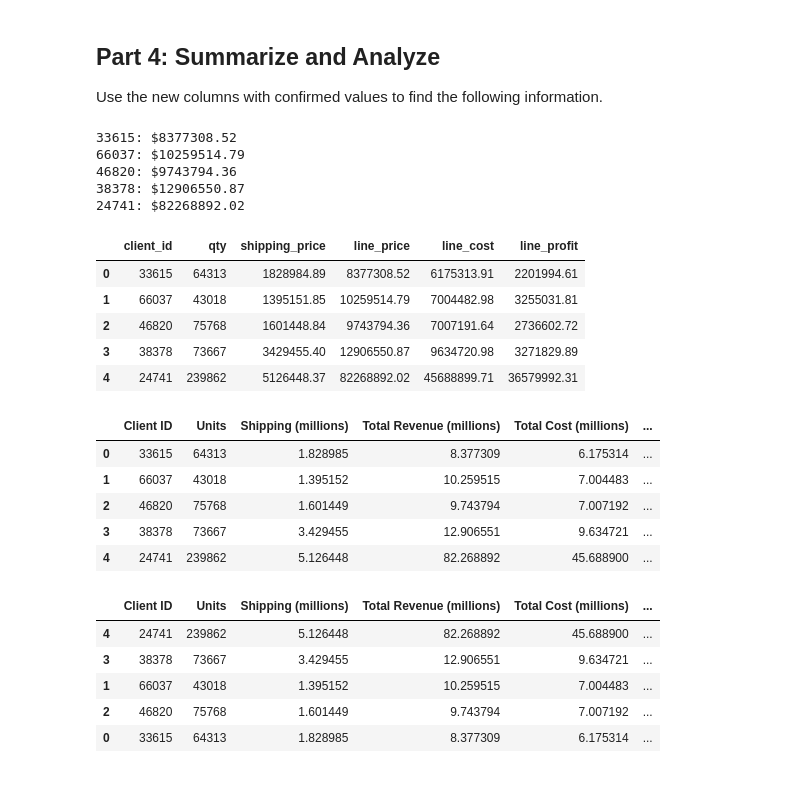
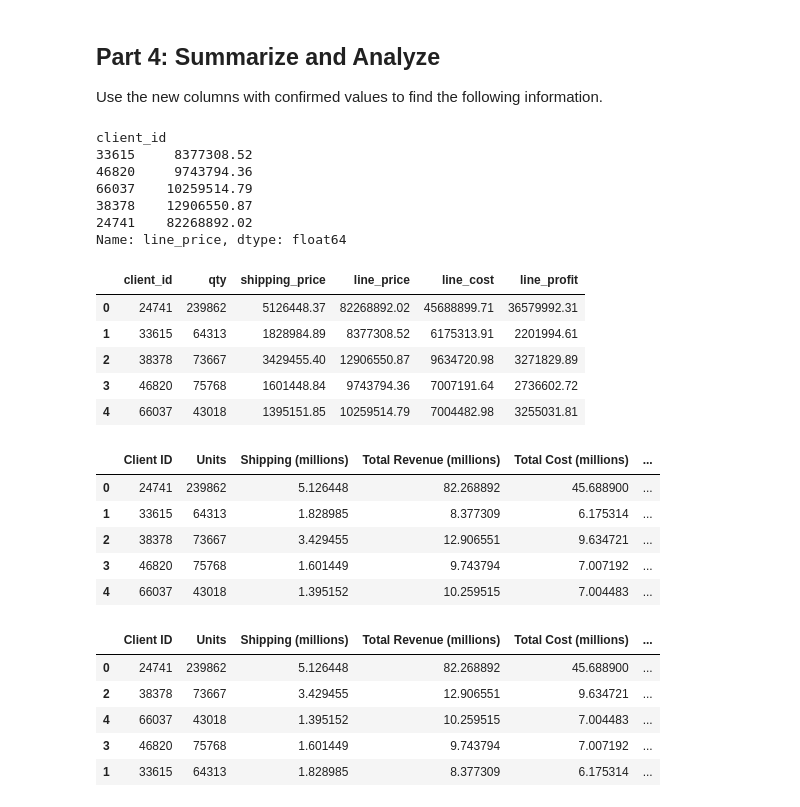
Before and after one commit to ShylaTatum/pandas-challenge-1, a Jupyter notebook: wholesale_data_analysis_starter_code.ipynb, the cells around one changed output. Cells and saved outputs as stored; diff of their text form; code cells hidden in the pictures.

```diff
--- a/wholesale_data_analysis_starter_code.ipynb
+++ b/wholesale_data_analysis_starter_code.ipynb
@@ -219,48 +210,67 @@ Name: line_price, dtype: float64
 Use the new columns with confirmed values to find the following information.
 # %%
 # How much did each of the top 5 clients by quantity spend? Check your work from Part 1 for client ids.
+top_5_clients_list = df.query("client_id == 33615 | client_id == 66037 | client_id == 46820 | client_id == 38378 | client_id == 24741")
+top_5_grouped = top_5_clients_list.groupby("client_id")["line_price"].sum()
+top_5_grouped.sort_values(ascending=True)
 # %% [output]
-33615: $8377308.52
-66037: $10259514.79
-46820: $9743794.36
-38378: $12906550.87
-24741: $82268892.02
+client_id
+33615     8377308.52
+46820     9743794.36
+66037    10259514.79
+38378    12906550.87
+24741    82268892.02
+Name: line_price, dtype: float64
 # %%
 # Create a summary DataFrame showing the totals for the for the top 5 clients with the following information:
 # total units purchased, total shipping price, total revenue, and total profit.
+summary_df= df[(df["client_id"] == 33615) | (df["client_id"] == 66037) | (df["client_id"] == 46820) | (df["client_id"] == 38378) | (df["client_id"] == 24741)]
+summary_df= summary_df[["client_id", "qty", "shipping_price", "line_price", "line_cost", "line_profit"]]
+#summary_df_5 = summary_df_5.groupby(["client_id"])[["qty", "shipping_price", "line_price", "line_cost", "line_profit"]].sum()
+summary_df = summary_df.groupby(["client_id"])[["qty", "shipping_price", "line_price", "line_cost", "line_profit"]].sum().reset_index()
+summary_df
 # %% [output]
 |  | client_id | qty | shipping_price | line_price | line_cost | line_profit |
-| 0 | 33615 | 64313 | 1828984.89 | 8377308.52 | 6175313.91 | 2201994.61 |
-| 1 | 66037 | 43018 | 1395151.85 | 10259514.79 | 7004482.98 | 3255031.81 |
-| 2 | 46820 | 75768 | 1601448.84 | 9743794.36 | 7007191.64 | 2736602.72 |
-| 3 | 38378 | 73667 | 3429455.40 | 12906550.87 | 9634720.98 | 3271829.89 |
-| 4 | 24741 | 239862 | 5126448.37 | 82268892.02 | 45688899.71 | 36579992.31 |
+| 0 | 24741 | 239862 | 5126448.37 | 82268892.02 | 45688899.71 | 36579992.31 |
+| 1 | 33615 | 64313 | 1828984.89 | 8377308.52 | 6175313.91 | 2201994.61 |
+| 2 | 38378 | 73667 | 3429455.40 | 12906550.87 | 9634720.98 | 3271829.89 |
+| 3 | 46820 | 75768 | 1601448.84 | 9743794.36 | 7007191.64 | 2736602.72 |
+| 4 | 66037 | 43018 | 1395151.85 | 10259514.79 | 7004482.98 | 3255031.81 |
 # %%
 # Format the data and rename the columns to names suitable for presentation.
-
 # Define the money columns.
-
+money_col = ["shipping_price", "line_price", "line_cost", "line_profit"]
 
 # Define a function that converts a dollar amount to millions.
-
+def currency_format_millions(col_input):
+    return col_input/1000000
 
 # Apply the currency_format_millions function to only the money columns.
-
+summary_df[money_col] = summary_df[money_col].apply(currency_format_millions)
 
 # Rename the columns to reflect the change in the money format.
+summary_df = summary_df.rename(columns= {"client_id": "Client ID",
+                                "qty": "Units",
+                                "shipping_price" : "Shipping (millions)",
+                                "line_price": "Total Revenue (millions)",
+                                "line_cost": "Total Cost (millions)",
+                                "line_profit": "Total Profit (millions)"})
+summary_df
 # %% [output]
 |  | Client ID | Units | Shipping (millions) | Total Revenue (millions) | Total Cost (millions) | ... |
-| 0 | 33615 | 64313 | 1.828985 | 8.377309 | 6.175314 | ... |
-| 1 | 66037 | 43018 | 1.395152 | 10.259515 | 7.004483 | ... |
-| 2 | 46820 | 75768 | 1.601449 | 9.743794 | 7.007192 | ... |
-| 3 | 38378 | 73667 | 3.429455 | 12.906551 | 9.634721 | ... |
-| 4 | 24741 | 239862 | 5.126448 | 82.268892 | 45.688900 | ... |
+| 0 | 24741 | 239862 | 5.126448 | 82.268892 | 45.688900 | ... |
+| 1 | 33615 | 64313 | 1.828985 | 8.377309 | 6.175314 | ... |
+| 2 | 38378 | 73667 | 3.429455 | 12.906551 | 9.634721 | ... |
+| 3 | 46820 | 75768 | 1.601449 | 9.743794 | 7.007192 | ... |
+| 4 | 66037 | 43018 | 1.395152 | 10.259515 | 7.004483 | ... |
 # %%
 # Sort the updated data by "Total Profit (millions)" form highest to lowest and assign the sort to a new DatFrame.
+final_summary = summary_df.sort_values(["Total Profit (millions)"], ascending =False)
+final_summary
 # %% [output]
 |  | Client ID | Units | Shipping (millions) | Total Revenue (millions) | Total Cost (millions) | ... |
-| 4 | 24741 | 239862 | 5.126448 | 82.268892 | 45.688900 | ... |
-| 3 | 38378 | 73667 | 3.429455 | 12.906551 | 9.634721 | ... |
-| 1 | 66037 | 43018 | 1.395152 | 10.259515 | 7.004483 | ... |
-| 2 | 46820 | 75768 | 1.601449 | 9.743794 | 7.007192 | ... |
-| 0 | 33615 | 64313 | 1.828985 | 8.377309 | 6.175314 | ... |
+| 0 | 24741 | 239862 | 5.126448 | 82.268892 | 45.688900 | ... |
+| 2 | 38378 | 73667 | 3.429455 | 12.906551 | 9.634721 | ... |
+| 4 | 66037 | 43018 | 1.395152 | 10.259515 | 7.004483 | ... |
+| 3 | 46820 | 75768 | 1.601449 | 9.743794 | 7.007192 | ... |
+| 1 | 33615 | 64313 | 1.828985 | 8.377309 | 6.175314 | ... |
```
Also changed, not shown: parts of 2 cells of this notebook.
